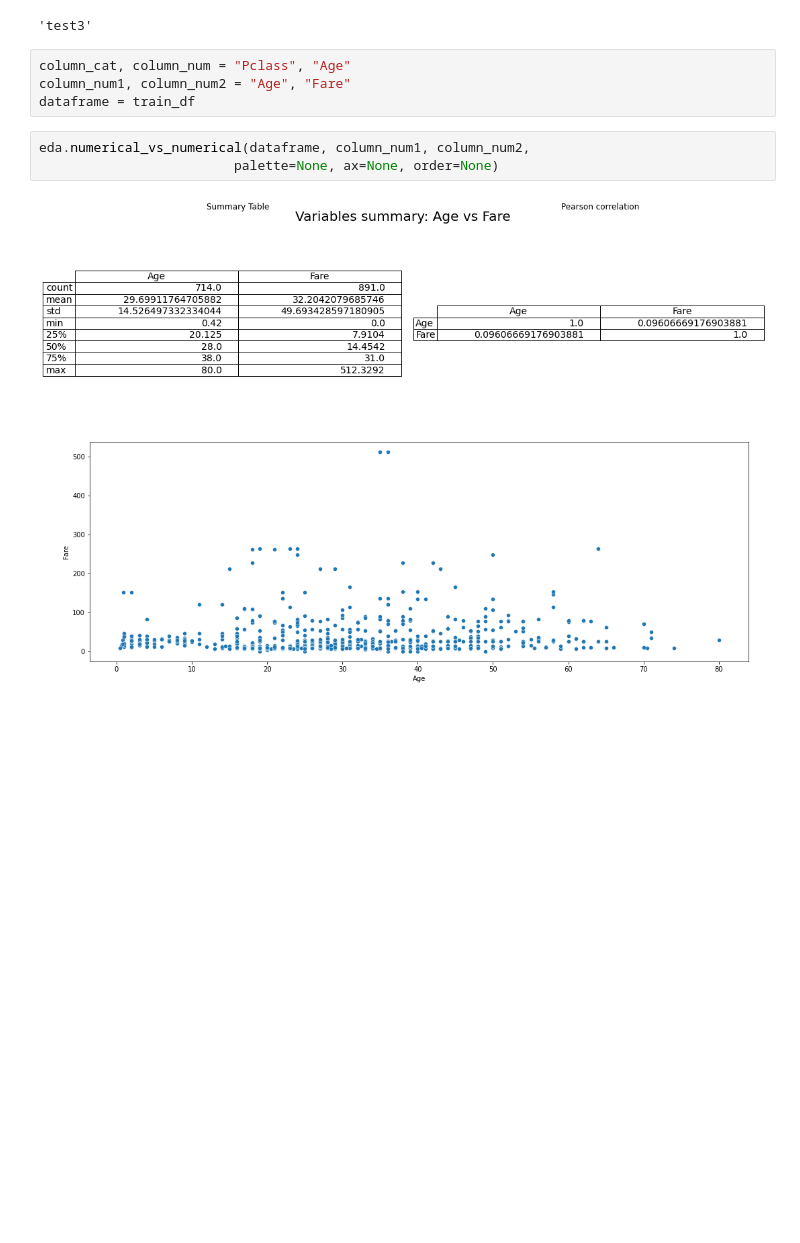
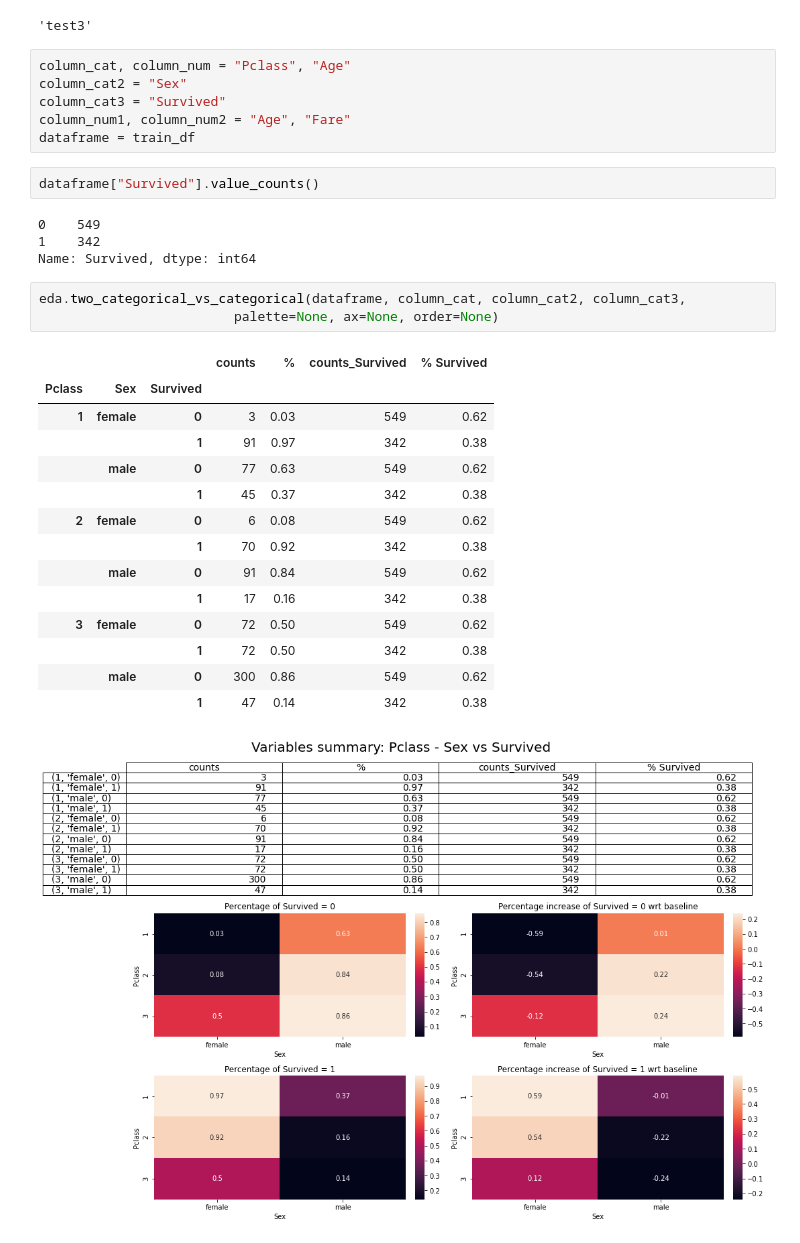
Before and after one commit to edoardovivo/MLAutoEDA, a Jupyter notebook: AutoEDA.ipynb, the cells around one changed output. Saved outputs shown, nothing was run; the diff lists cells and outputs as text; blank space fills up the shorter version.

Commit message:
Modified interfacte for 2categorical vs categorical plot

```diff
--- a/AutoEDA.ipynb
+++ b/AutoEDA.ipynb
@@ -83,10 +83,32 @@ eda.test()
 'test3'
 # %%
 column_cat, column_num = "Pclass", "Age"
+column_cat2 = "Sex"
+column_cat3 = "Survived"
 column_num1, column_num2 = "Age", "Fare"
 dataframe = train_df
+# %%
+dataframe["Survived"].value_counts()
+# %% [output]
+0    549
+1    342
+Name: Survived, dtype: int64
 # %%
-eda.numerical_vs_numerical(dataframe, column_num1, column_num2,
+eda.two_categorical_vs_categorical(dataframe, column_cat, column_cat2, column_cat3,
                          palette=None, ax=None, order=None)
 # %% [output]
+|  |  |  | counts | % | counts_Survived | % Survived |
+| Pclass | Sex | Survived |  |  |  |  |
+| 1 | female | 0 | 3 | 0.03 | 549 | 0.62 |
+|  |  | 1 | 91 | 0.97 | 342 | 0.38 |
+|  | male | 0 | 77 | 0.63 | 549 | 0.62 |
+|  |  | 1 | 45 | 0.37 | 342 | 0.38 |
+| 2 | female | 0 | 6 | 0.08 | 549 | 0.62 |
+|  |  | 1 | 70 | 0.92 | 342 | 0.38 |
+|  | male | 0 | 91 | 0.84 | 549 | 0.62 |
+|  |  | 1 | 17 | 0.16 | 342 | 0.38 |
+| 3 | female | 0 | 72 | 0.50 | 549 | 0.62 |
+|  |  | 1 | 72 | 0.50 | 342 | 0.38 |
+|  | male | 0 | 300 | 0.86 | 549 | 0.62 |
+|  |  | 1 | 47 | 0.14 | 342 | 0.38 |
-[figure, old version]
+[figure, new version]
```
Also changed, not shown: 1 other file.
